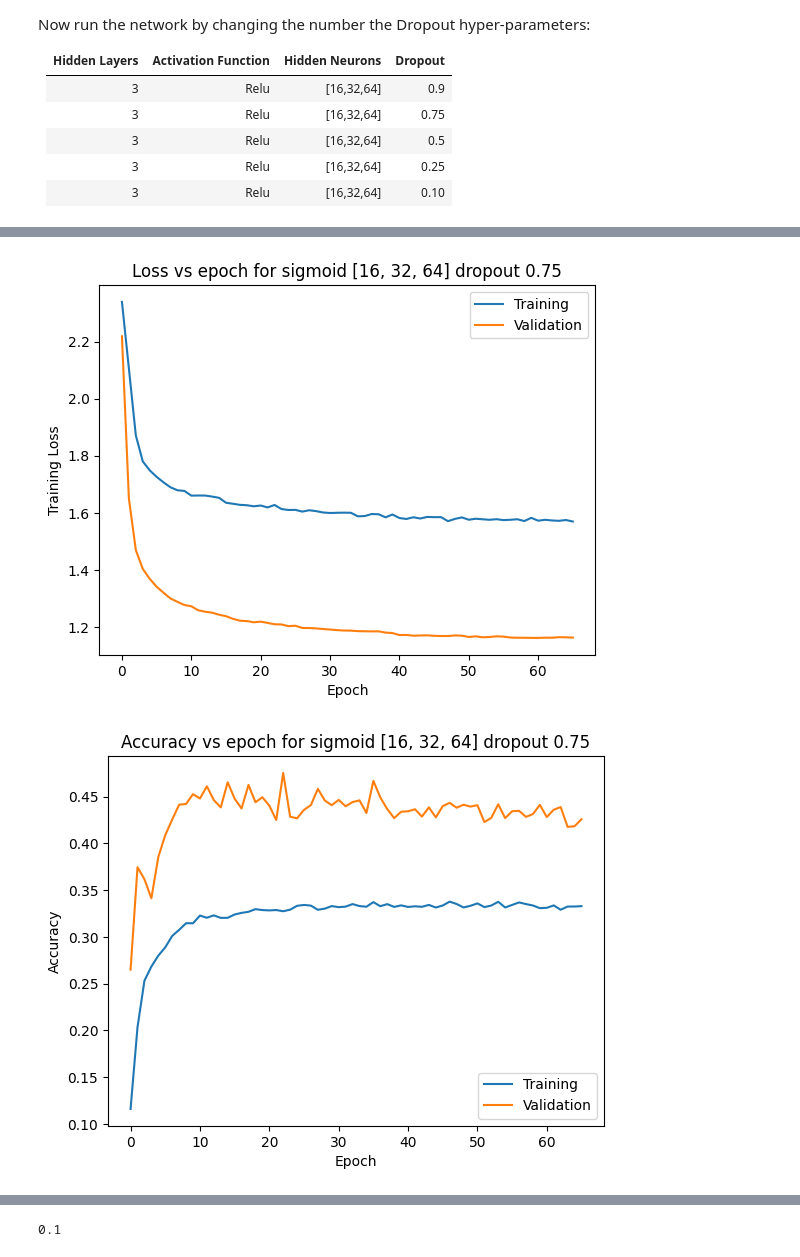
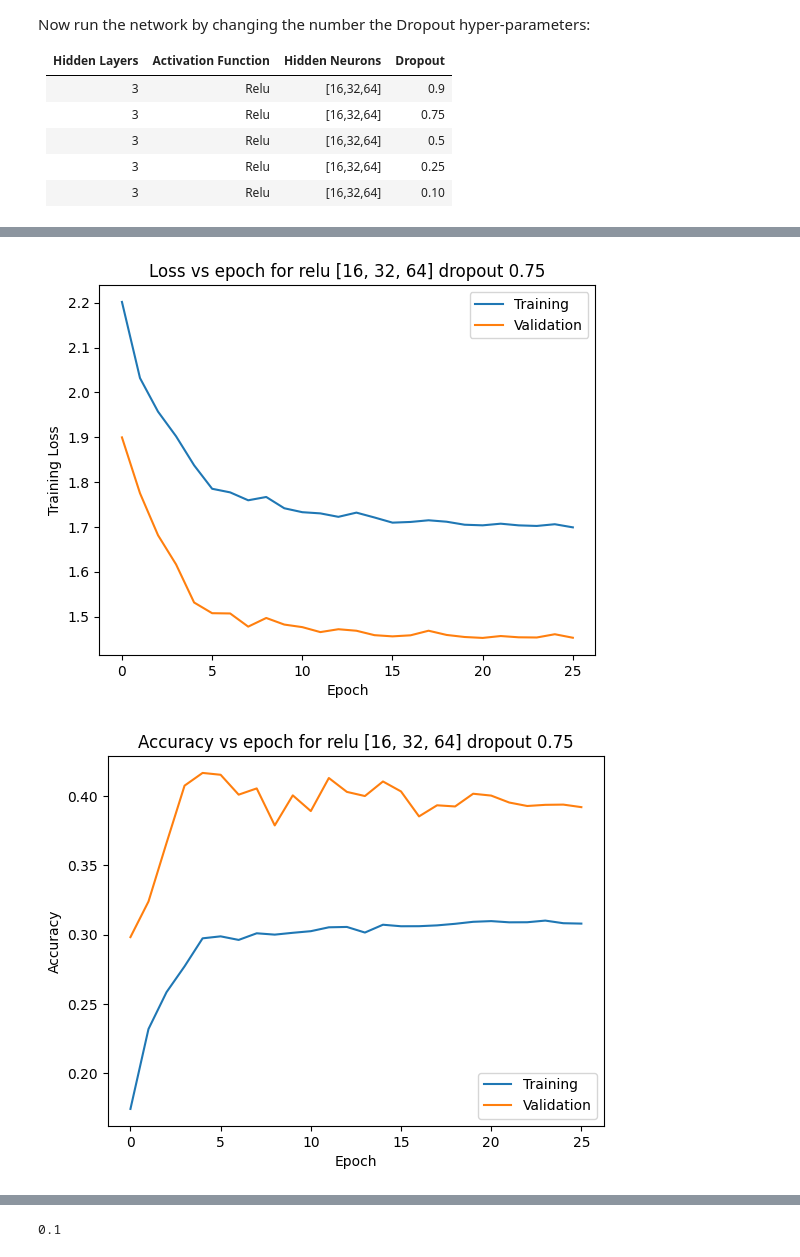
Before and after one commit to Abhiroop25902/CS-4172-ML-Lab, a Jupyter notebook: Assign5/assign5.ipynb, the cells around one changed output, grey strips where cells are left out. Cells and saved outputs as stored; diff of their text form; code cells hidden in the pictures.

```diff
--- a/Assign5/assign5.ipynb
+++ b/Assign5/assign5.ipynb
@@ -559,7 +546,7 @@ result = pd.DataFrame(
 )
 # %%
 hidden_neurons = [16, 32, 64]
-activation_function = 'sigmoid'
+activation_function = 'relu'
 dropout_val = 0.9
 
 model, history = train_model(activation_function, hidden_neurons,dropout_val)
@@ -599,6 +586,6 @@ test_loss = 1.8441742658615112 test_acc = 0.21119999885559082
 # %%
 hidden_neurons = [16, 32, 64]
-activation_function = 'sigmoid'
+activation_function = 'relu'
 dropout_val = 0.75
 
 model, history = train_model(activation_function, hidden_neurons, dropout_val)
@@ -636,4 +623,4 @@ test_loss = 1.2032678127288818 test_acc = 0.4366999864578247
-[figure, old version]
+[figure, new version]
-[figure, old version]
+[figure, new version]
 # %%
 hidden_neurons = [16, 32, 64]
```
Also changed, not shown: parts of 21 cells of this notebook, 2 other files.
